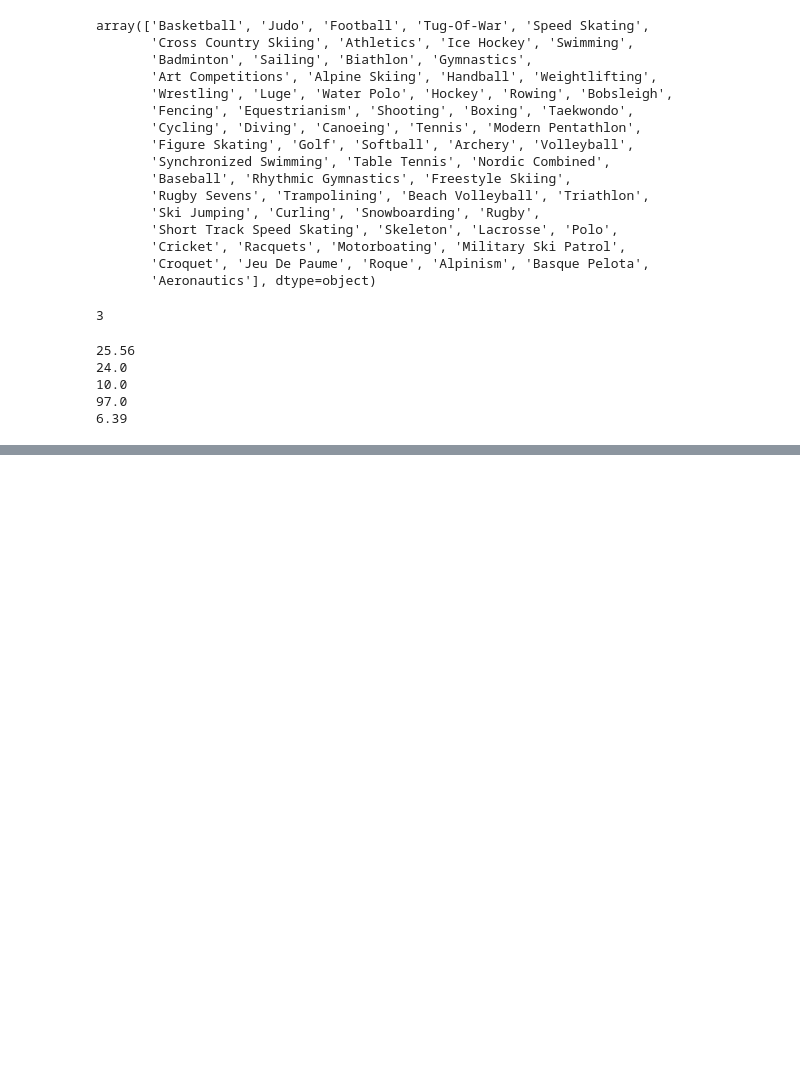
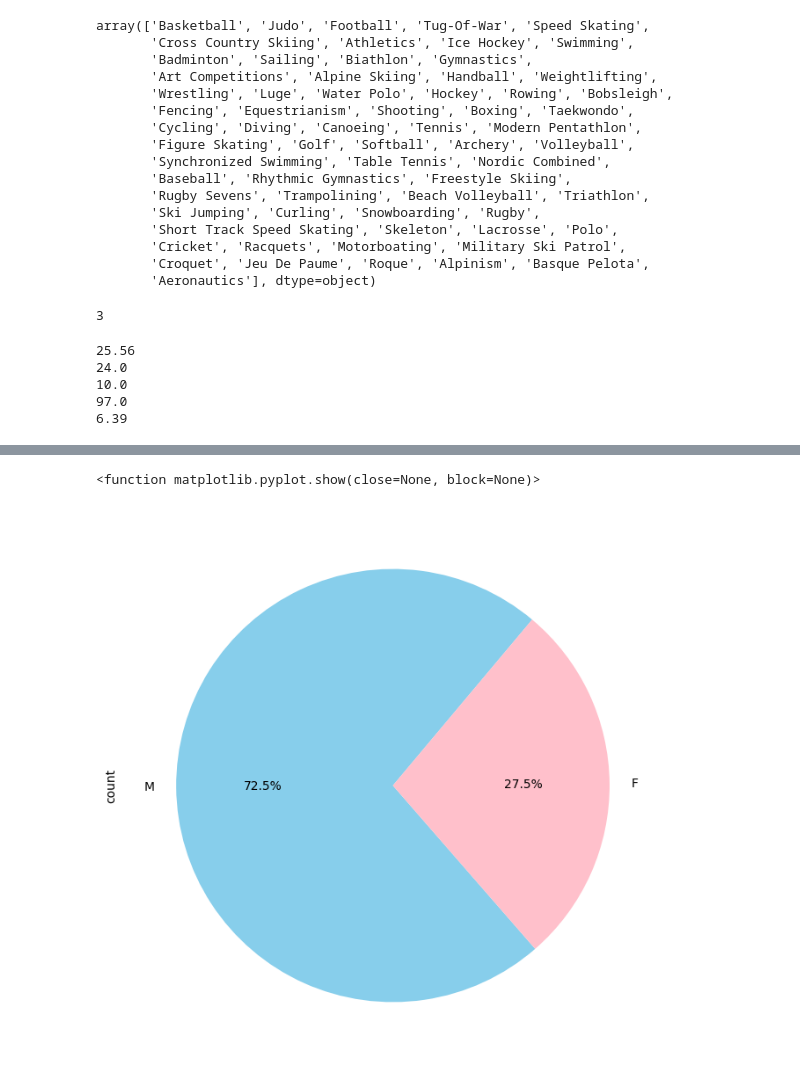
Before and after one commit to Ludwilton/Projekt-OS-Norge, a Jupyter notebook: uppgift_0/uppgift.0Darwin.ipynb, the cells around one changed output, grey strips where cells are left out. Cells and saved outputs as stored; diff of their text form; code cells hidden in the pictures; blank space fills up the shorter version.

```diff
--- a/uppgift_0/uppgift.0Darwin.ipynb
+++ b/uppgift_0/uppgift.0Darwin.ipynb
@@ -112,0 +133,10 @@ print (f"{standardavikelse:.2f}")
+# %%
+sex_value_count= athlete_events["Sex"].value_counts()
+
+plt.figure(figsize=(8, 8))
+sex_value_count.plot(kind="pie", autopct="%1.1f%%", startangle=50, colors=["skyblue", "pink"])
+plt.title =("Könsfördelning")
+plt.show
+# %% [output]
+<function matplotlib.pyplot.show(close=None, block=None)>
+[figure, added]
```
Also changed, not shown: parts of 6 cells of this notebook.
